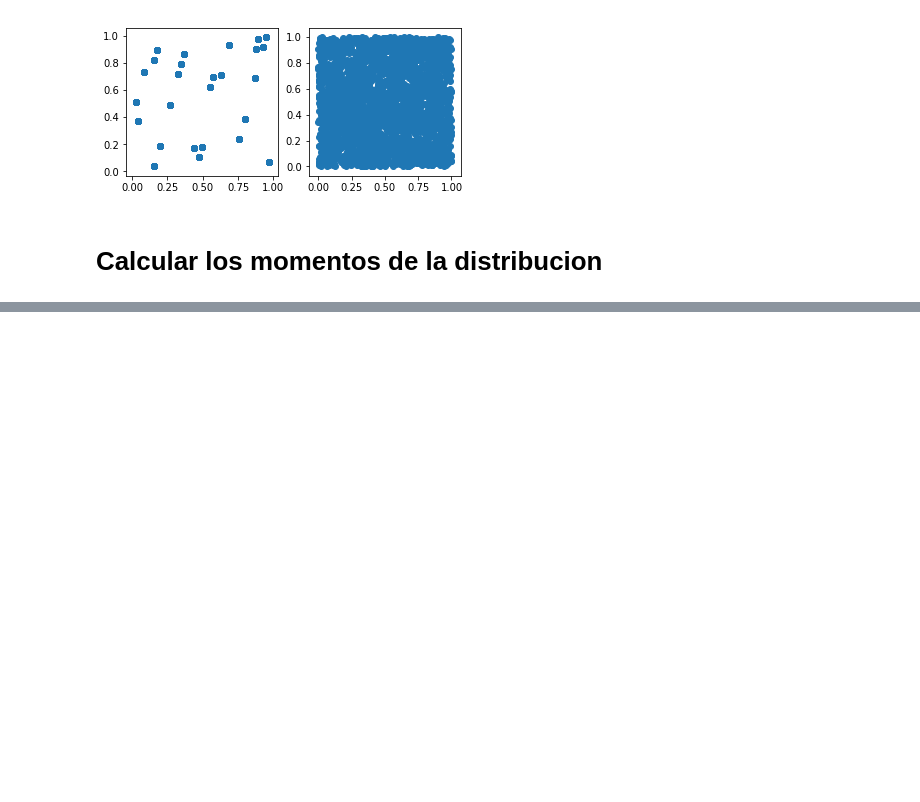
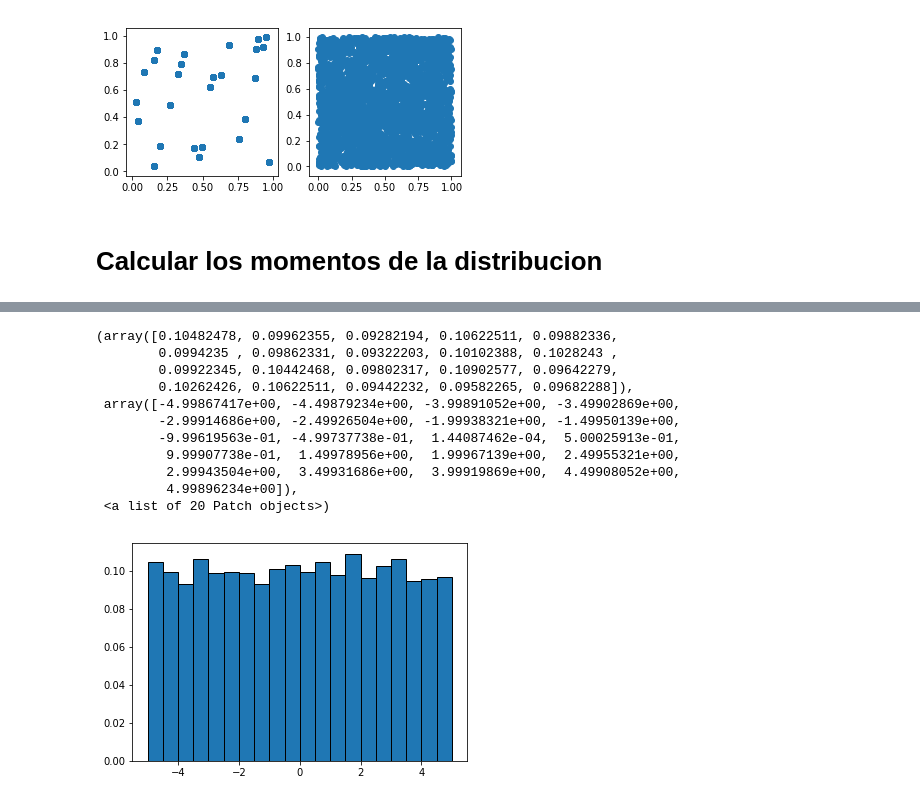
Before and after one commit to ray530/MetodosCompu2021, a Jupyter notebook: Week5/Generadores.ipynb, the cells around one changed output, grey strips where cells are left out. Saved outputs shown, nothing was run; the diff lists cells and outputs as text; code cells hidden in the pictures; blank space fills up the shorter version.

```diff
--- a/Week5/Generadores.ipynb
+++ b/Week5/Generadores.ipynb
@@ -98,0 +160,20 @@ ax2.scatter(Nrand48[Even],Nrand48[~Even])
+# %%
+a = []
+
+for i in tqdm(range(10000)):
+    a.append(np.random.uniform(-5,5))
+# %%
+plt.hist(a,20,density=True,edgecolor='black')
+# %% [output]
+(array([0.10482478, 0.09962355, 0.09282194, 0.10622511, 0.09882336,
+        0.0994235 , 0.09862331, 0.09322203, 0.10102388, 0.1028243 ,
+        0.09922345, 0.10442468, 0.09802317, 0.10902577, 0.09642279,
+        0.10262426, 0.10622511, 0.09442232, 0.09582265, 0.09682288]),
+ array([-4.99867417e+00, -4.49879234e+00, -3.99891052e+00, -3.49902869e+00,
+        -2.99914686e+00, -2.49926504e+00, -1.99938321e+00, -1.49950139e+00,
+        -9.99619563e-01, -4.99737738e-01,  1.44087462e-04,  5.00025913e-01,
+         9.99907738e-01,  1.49978956e+00,  1.99967139e+00,  2.49955321e+00,
+         2.99943504e+00,  3.49931686e+00,  3.99919869e+00,  4.49908052e+00,
+         4.99896234e+00]),
+ <a list of 20 Patch objects>)
+[figure, added]
```
Also changed, not shown: parts of 12 cells of this notebook.
